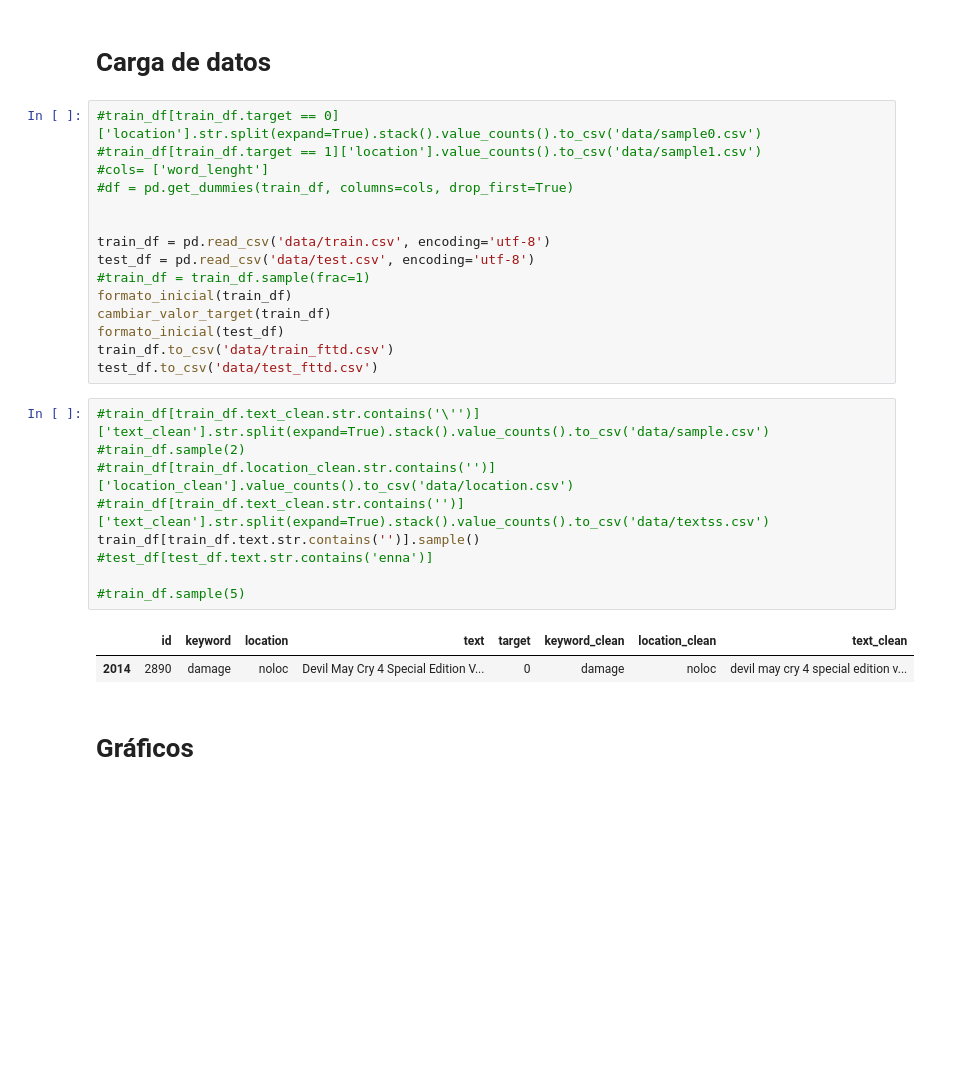
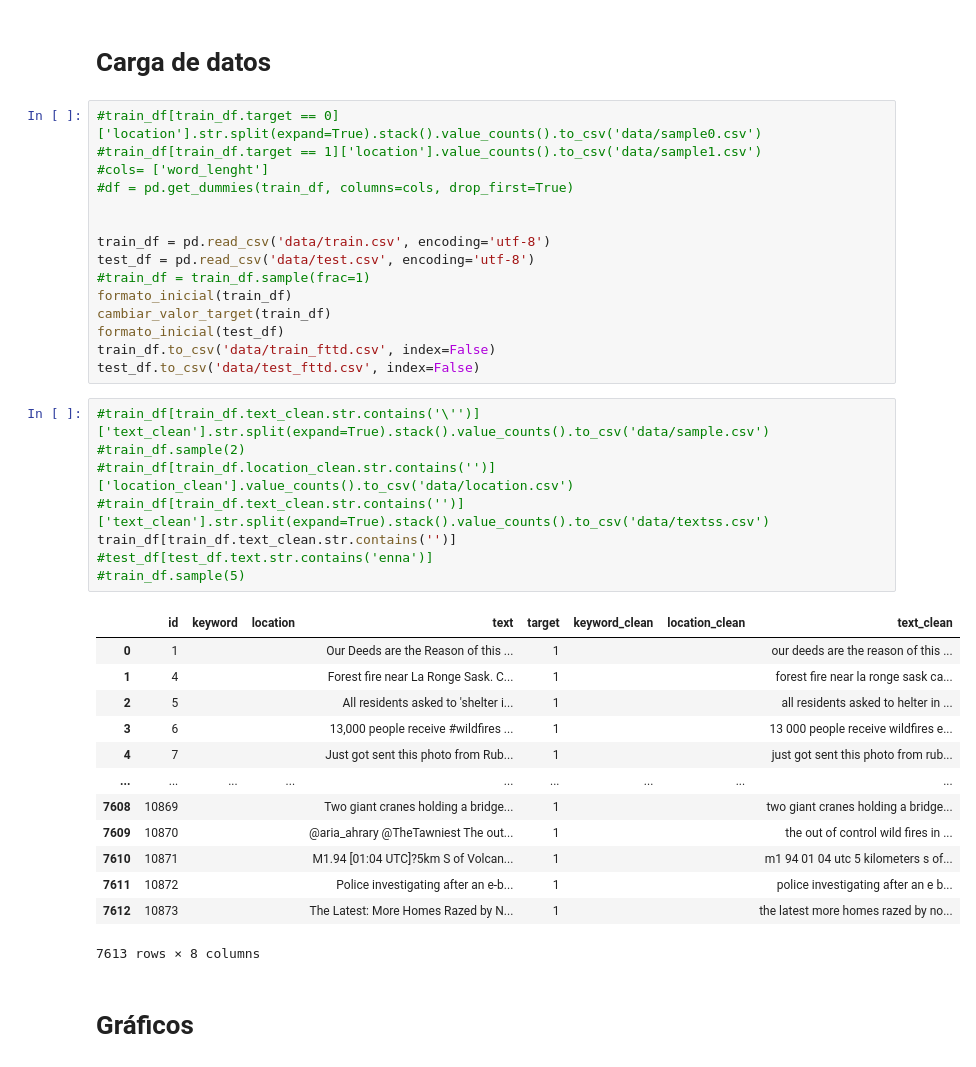
Before and after one commit to delpinor/datos7506, a Jupyter notebook: TP2 - ML.ipynb, the cells around one changed output. Saved outputs shown, nothing was run; the diff lists cells and outputs as text; blank space fills up the shorter version.

```diff
--- a/TP2 - ML.ipynb
+++ b/TP2 - ML.ipynb
@@ -809,20 +839,30 @@ test_df = pd.read_csv('data/test.csv', encoding='utf-8')
 formato_inicial(train_df)
 cambiar_valor_target(train_df)
 formato_inicial(test_df)
-train_df.to_csv('data/train_fttd.csv')
-test_df.to_csv('data/test_fttd.csv')
+train_df.to_csv('data/train_fttd.csv', index=False)
+test_df.to_csv('data/test_fttd.csv', index=False)
 # %%
 #train_df[train_df.text_clean.str.contains('\'')]['text_clean'].str.split(expand=True).stack().value_counts().to_csv('data/sample.csv')
 #train_df.sample(2)
 #train_df[train_df.location_clean.str.contains('')]['location_clean'].value_counts().to_csv('data/location.csv')
 #train_df[train_df.text_clean.str.contains('')]['text_clean'].str.split(expand=True).stack().value_counts().to_csv('data/textss.csv')
-train_df[train_df.text.str.contains('')].sample()
+train_df[train_df.text_clean.str.contains('')]
 #test_df[test_df.text.str.contains('enna')]
-
 #train_df.sample(5)
 # %% [output]
 |  | id | keyword | location | text | target | keyword_clean | location_clean | text_clean |
-| 2014 | 2890 | damage | noloc | Devil May Cry 4 Special Edition V... | 0 | damage | noloc | devil may cry 4 special edition v... |
+| 0 | 1 |  |  | Our Deeds are the Reason of this ... | 1 |  |  | our deeds are the reason of this ... |
+| 1 | 4 |  |  | Forest fire near La Ronge Sask. C... | 1 |  |  | forest fire near la ronge sask ca... |
+| 2 | 5 |  |  | All residents asked to 'shelter i... | 1 |  |  | all residents asked to helter in ... |
+| 3 | 6 |  |  | 13,000 people receive #wildfires ... | 1 |  |  | 13 000 people receive wildfires e... |
+| 4 | 7 |  |  | Just got sent this photo from Rub... | 1 |  |  | just got sent this photo from rub... |
+| ... | ... | ... | ... | ... | ... | ... | ... | ... |
+| 7608 | 10869 |  |  | Two giant cranes holding a bridge... | 1 |  |  | two giant cranes holding a bridge... |
+| 7609 | 10870 |  |  | @aria_ahrary @TheTawniest The out... | 1 |  |  | the out of control wild fires in ... |
+| 7610 | 10871 |  |  | M1.94 [01:04 UTC]?5km S of Volcan... | 1 |  |  | m1 94 01 04 utc 5 kilometers s of... |
+| 7611 | 10872 |  |  | Police investigating after an e-b... | 1 |  |  | police investigating after an e b... |
+| 7612 | 10873 |  |  | The Latest: More Homes Razed by N... | 1 |  |  | the latest more homes razed by no... |
+7613 rows × 8 columns
 # %% [markdown]
 
 # Gráficos
```
Also changed, not shown: parts of 23 cells of this notebook.
